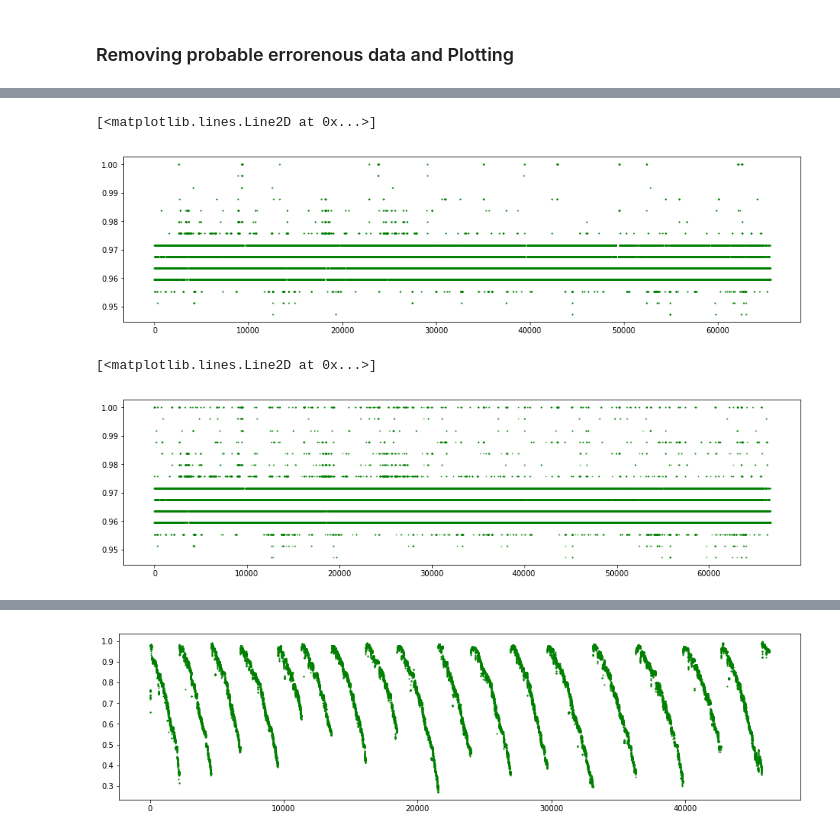
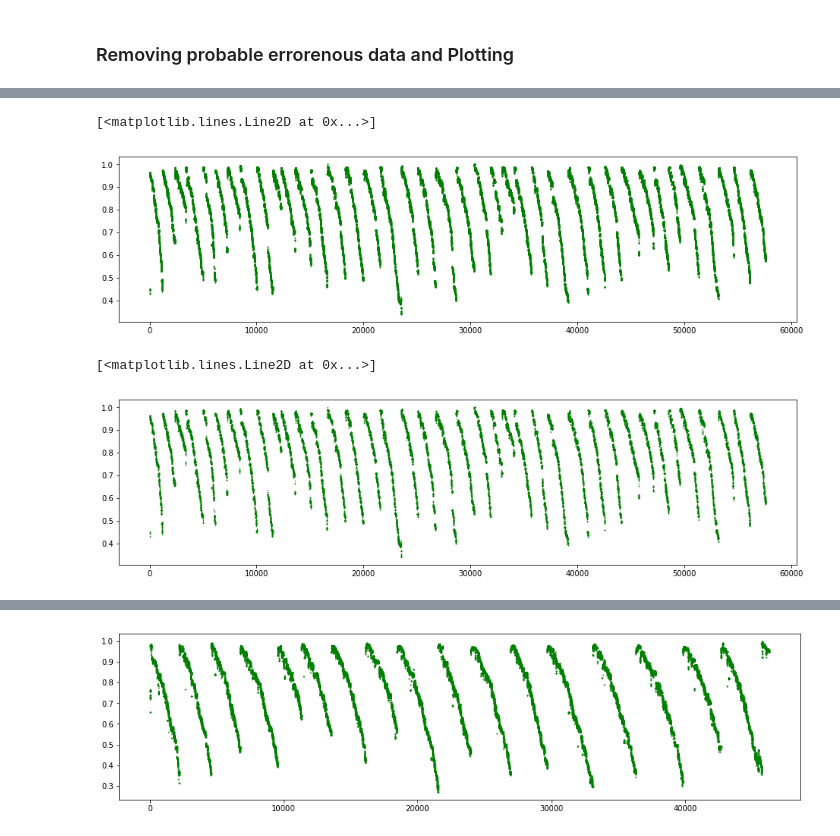
Before and after one commit to manjeet87/Signal_Analysis_UsingPython, a Jupyter notebook: Loconav/Fuel Data Analysis- F2-ContinuousForm-DataCLuster.ipynb, the cells around one changed output, grey strips where cells are left out. Cells and saved outputs as stored; diff of their text form; code cells hidden in the pictures.

```diff
--- a/Loconav/Fuel Data Analysis- F2-ContinuousForm-DataCLuster.ipynb
+++ b/Loconav/Fuel Data Analysis- F2-ContinuousForm-DataCLuster.ipynb
@@ -638,21 +622,20 @@ a.append(pd.Series([5,6,2]))
 a
 # %%
 plt.rcParams['figure.figsize'] = [16,4]
-df1l6 =rem_ErrData(dff1,0.02);
+df1l6 =rem_ErrData(dff1,0.01);
 plt.plot(df1l6.index, df1l6.fuelVoltage,'g.', markersize = 1)
 #plt.ylim(0,1.05)
 # %% [output]
 [<matplotlib.lines.Line2D at 0x...>]
-[figure, old version]
+[figure, new version]
 # %%
-df1l62 =rem_ErrData(dff1,6);
 plt.rcParams['figure.figsize'] = [16,4]
 plt.plot(df1l6.index, df1l6.fuelVoltage,'g.', markersize = 1)
 #plt.ylim(0,1.05)
 #plt.xlim(19000,21500)
 # %% [output]
 [<matplotlib.lines.Line2D at 0x...>]
-[figure, old version]
+[figure, new version]
 # %%
 plt.hist(df1l6.dd1)
 #plt.ylim(0,10000)
```
Also changed, not shown: parts of 50 cells of this notebook, 6 other files.
